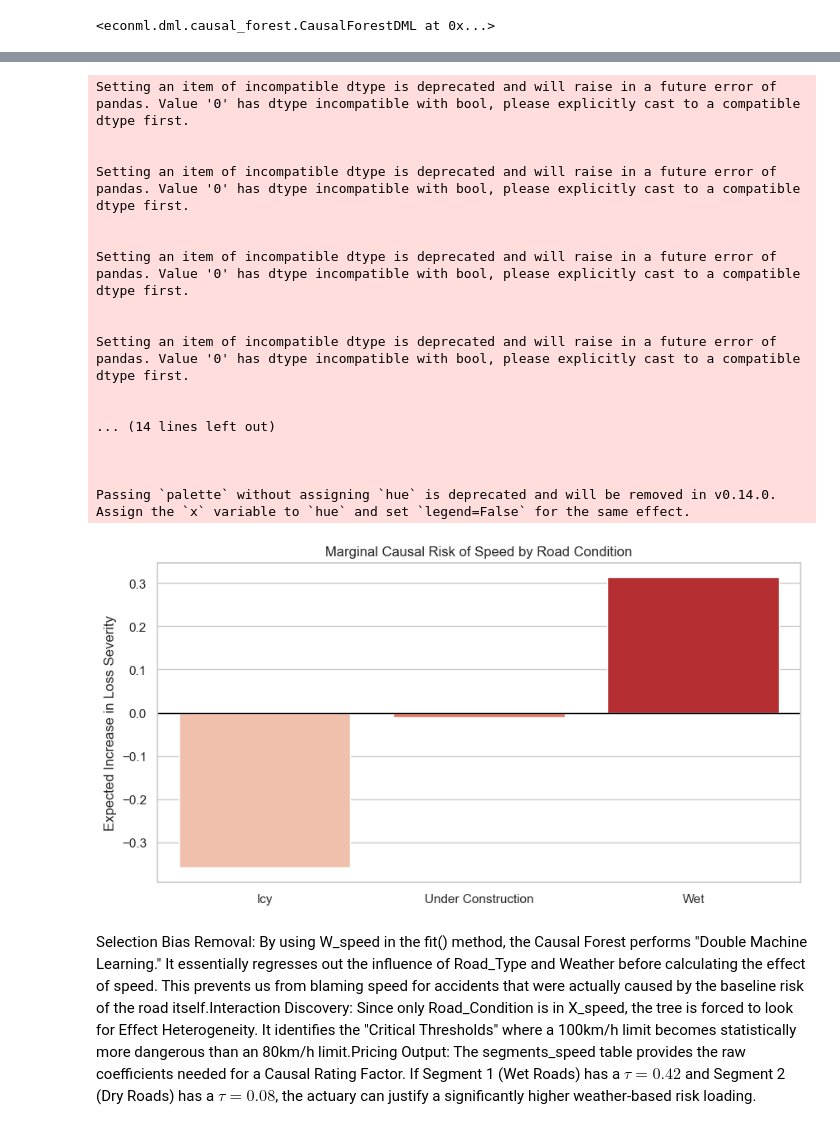
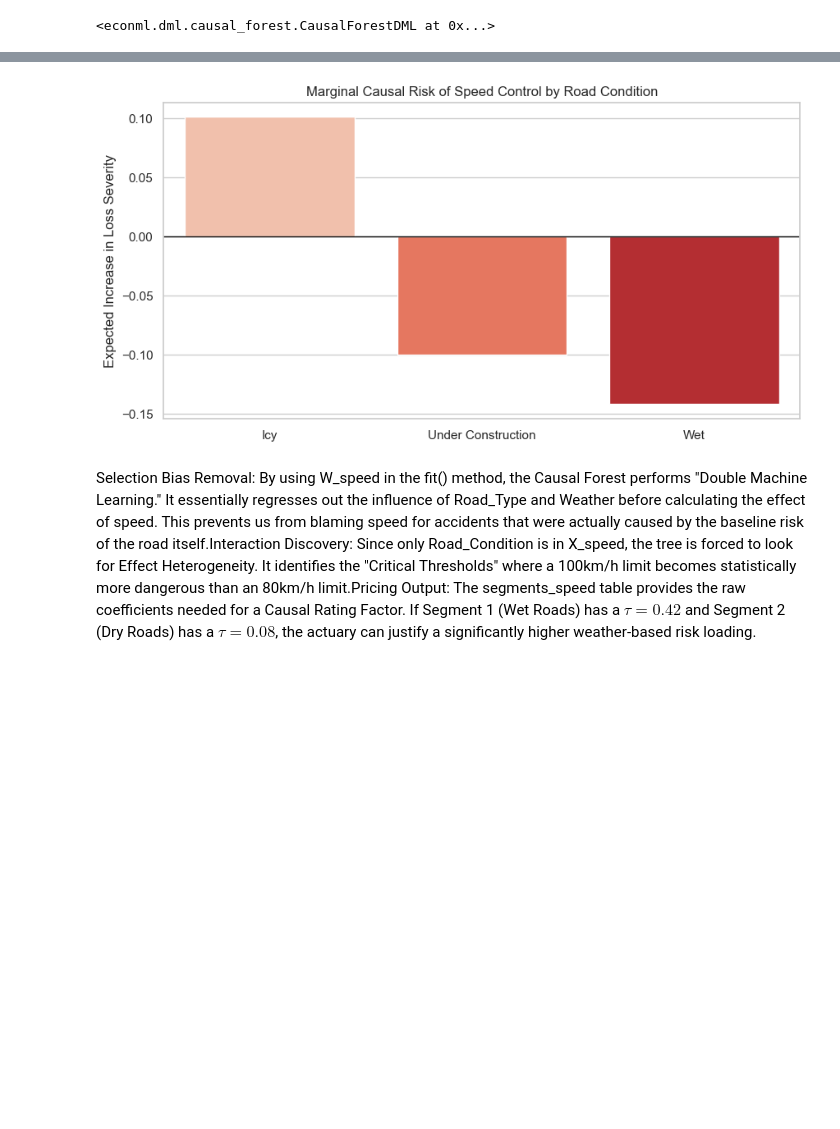
Before and after one commit to tbluemlein/causalinference, a Jupyter notebook: application/traffic_study.ipynb, the cells around one changed output, grey strips where cells are left out. Cells and saved outputs as stored; diff of their text form; code cells hidden in the pictures; blank space fills up the shorter version.

```diff
--- a/application/traffic_study.ipynb
+++ b/application/traffic_study.ipynb
@@ -76,3 +77,11 @@ Data columns (total 14 columns):
  13  Accident              798 non-null    float64
 dtypes: float64(7), object(7)
 memory usage: 92.0+ KB
+# %%
+density_map = {0: 'Low', 1: 'Moderate', 2: 'High'}
+df['Traffic_Density'] = df['Traffic_Density'].map(density_map)
+categorical_variables = ['Weather', 'Road_Type', 'Road_Condition', 'Traffic_Density', 'Time_of_Day', 'Road_Light_Condition', 'Traffic_Density']
+for col in categorical_variables:
+    print(f"\n{col} unique values:")
+    print(df[col].unique())
+    df[col] = df[col].astype('category')
@@ -96,7 +123,7 @@ df_light['Treatment_Light'] = (df_light['Road_Light_Condition'] == 'Artificial L
 df_light = df_light.dropna(subset=['Loss', 'Driver_Experience', 'Time_of_Day', 'Weather', 'Traffic_Density'])
 
 ## Speed
-df['High_Speed_Limit'] = (df['Speed_Limit'] > 80).astype(int)
+df['High_Speed_Limit'] = (df['Speed_Limit'] < 80).astype(int)
 df_speed = df.dropna(subset=['Loss', 'High_Speed_Limit', 'Road_Condition', 'Weather', 'Road_Type', 'Traffic_Density']).copy()
 # %% [markdown]
 ## 3. Identifiability
@@ -436,32 +468,15 @@ fig.show()
 # %%
 
 # --- 5. PDP FOR RISK GRADIENT ---
 labels, effects = get_pdp_speed(cf_speed, X_speed, 'Road_Condition')
 plt.figure(figsize=(10, 5))
 sns.barplot(x=labels, y=effects, palette='Reds')
 plt.axhline(0, color='black', lw=1)
-plt.title("Marginal Causal Risk of Speed by Road Condition")
+plt.title("Marginal Causal Risk of Speed Control by Road Condition")
 plt.ylabel("Expected Increase in Loss Severity")
 plt.show()
 # %% [output]
-Setting an item of incompatible dtype is deprecated and will raise in a future error of pandas. Value '0' has dtype incompatible with bool, please explicitly cast to a compatible dtype first.
-
-
-Setting an item of incompatible dtype is deprecated and will raise in a future error of pandas. Value '0' has dtype incompatible with bool, please explicitly cast to a compatible dtype first.
-
-
-Setting an item of incompatible dtype is deprecated and will raise in a future error of pandas. Value '0' has dtype incompatible with bool, please explicitly cast to a compatible dtype first.
-
-
-Setting an item of incompatible dtype is deprecated and will raise in a future error of pandas. Value '0' has dtype incompatible with bool, please explicitly cast to a compatible dtype first.
-
-
-... (14 lines left out)
-
-
-
-Passing `palette` without assigning `hue` is deprecated and will be removed in v0.14.0. Assign the `x` variable to `hue` and set `legend=False` for the same effect.
-[figure, old version]
+[figure, new version]
 # %% [markdown]
 Selection Bias Removal: By using W_speed in the fit() method, the Causal Forest performs "Double Machine Learning." It essentially regresses out the influence of Road_Type and Weather before calculating the effect of speed. This prevents us from blaming speed for accidents that were actually caused by the baseline risk of the road itself.Interaction Discovery: Since only Road_Condition is in X_speed, the tree is forced to look for Effect Heterogeneity. It identifies the "Critical Thresholds" where a 100km/h limit becomes statistically more dangerous than an 80km/h limit.Pricing Output: The segments_speed table provides the raw coefficients needed for a Causal Rating Factor. If Segment 1 (Wet Roads) has a $\tau = 0.42$ and Segment 2 (Dry Roads) has a $\tau = 0.08$, the actuary can justify a significantly higher weather-based risk loading.
 # %% [markdown]
```
Also changed, not shown: parts of 10 cells of this notebook, 2 other files.
